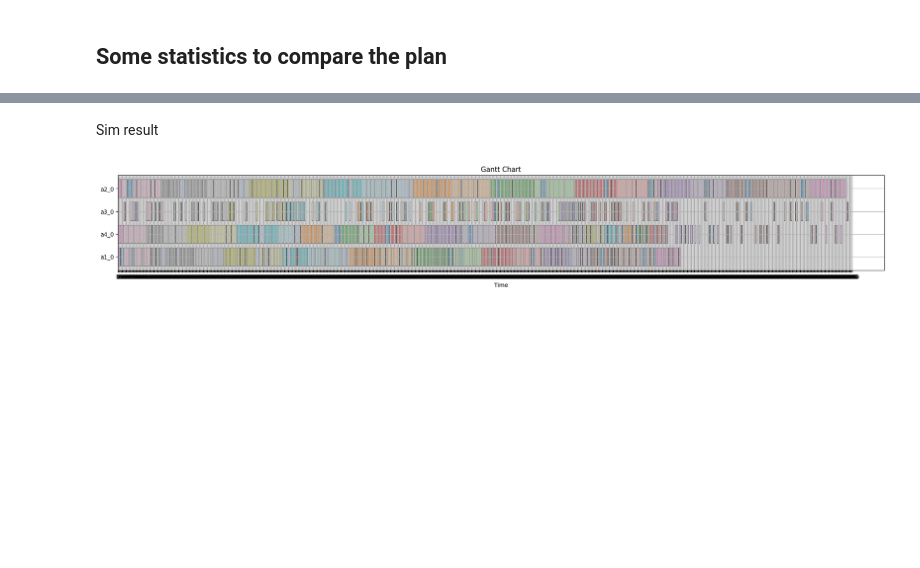
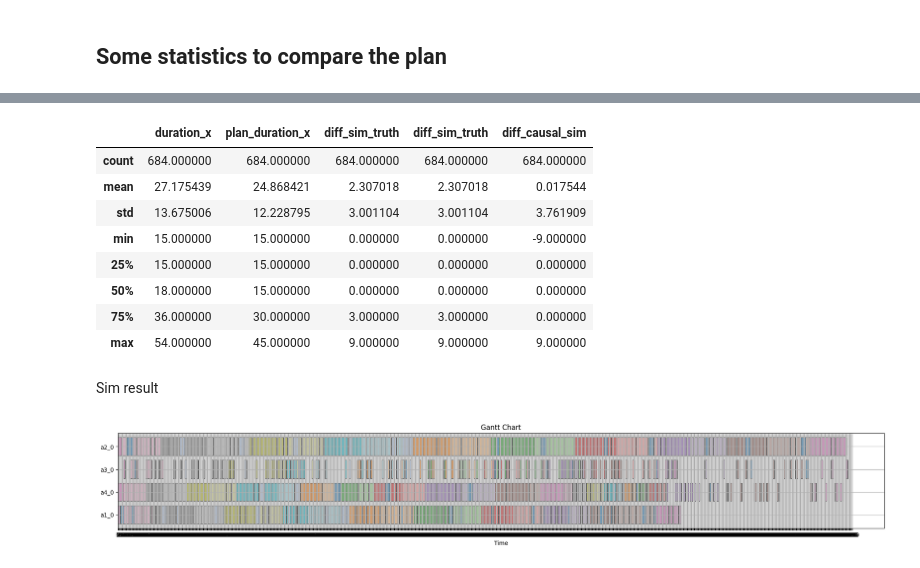
Before and after one commit to MarvinMat/PlanCausal, a Jupyter notebook: simulation_non_causal.ipynb, the cells around one changed output, grey strips where cells are left out. Saved outputs shown, nothing was run; the diff lists cells and outputs as text; code cells hidden in the pictures; blank space fills up the shorter version.

Commit message:
diff average values

```diff
--- a/simulation_non_causal.ipynb
+++ b/simulation_non_causal.ipynb
@@ -212,3 +212,31 @@ Sim | 1745.9 time units
+# %%
+import math
+
+truth_sim = pd.DataFrame([op.to_dict_sim() for op in sim.schedule])
+truth_causal = pd.DataFrame([op.to_dict() for op in gt_causal_schedule])
+
+combined_df = pd.merge(truth_sim, truth_causal, on=['job_id', 'operation_id'], how='outer')
+
+#trouth_sim['diff'] = trouth_sim['duration'] - trouth_sim['plan_duration']
+#trouth_causal['diff'] = trouth_causal['plan_duration'] - trouth_causal['duration']
+#trouth_sim['sim_causal_dif'] = trouth_causal['plan_duration'] - trouth_sim['duration']
+
+
+combined_df['diff_sim_truth'] = combined_df['duration_x'] - combined_df['plan_duration_x']
+combined_df['diff_causal_truth'] = combined_df['plan_duration_y'] - combined_df['duration_y']
+combined_df['diff_causal_sim'] = combined_df['duration_x'] - combined_df['plan_duration_y']
+combined_df[['duration_x','plan_duration_x', 'diff_sim_truth', 'diff_sim_truth', 'diff_causal_sim']].describe()
+# combined_df[combined_df['diff_causal_sim'] > 0].head(1000)
+# %% [output]
+|  | duration_x | plan_duration_x | diff_sim_truth | diff_sim_truth | diff_causal_sim |
+| count | 684.000000 | 684.000000 | 684.000000 | 684.000000 | 684.000000 |
+| mean | 27.175439 | 24.868421 | 2.307018 | 2.307018 | 0.017544 |
+| std | 13.675006 | 12.228795 | 3.001104 | 3.001104 | 3.761909 |
+| min | 15.000000 | 15.000000 | 0.000000 | 0.000000 | -9.000000 |
+| 25% | 15.000000 | 15.000000 | 0.000000 | 0.000000 | 0.000000 |
+| 50% | 18.000000 | 15.000000 | 0.000000 | 0.000000 | 0.000000 |
+| 75% | 36.000000 | 30.000000 | 3.000000 | 3.000000 | 0.000000 |
+| max | 54.000000 | 45.000000 | 9.000000 | 9.000000 | 9.000000 |
 # %%
 # df_observed_data = pd.DataFrame(observed_data, columns=['previous_machine_pause' , 'machine_status', 'pre_processing', 'operation_duration'])
 # df_observed_data.to_csv("data/observed_data.csv")
```
Also changed, not shown: parts of 2 cells of this notebook, 1 other file.
